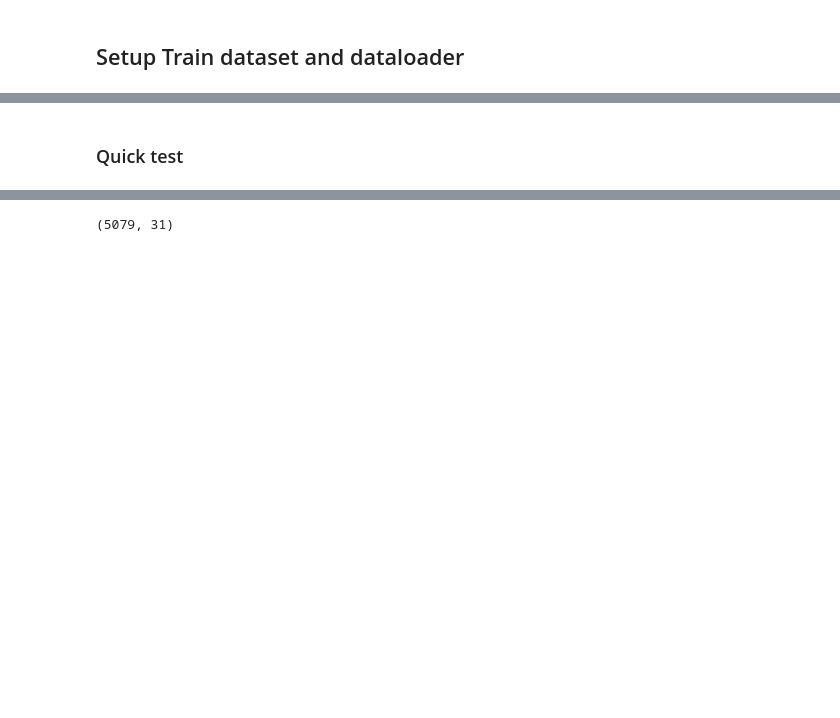
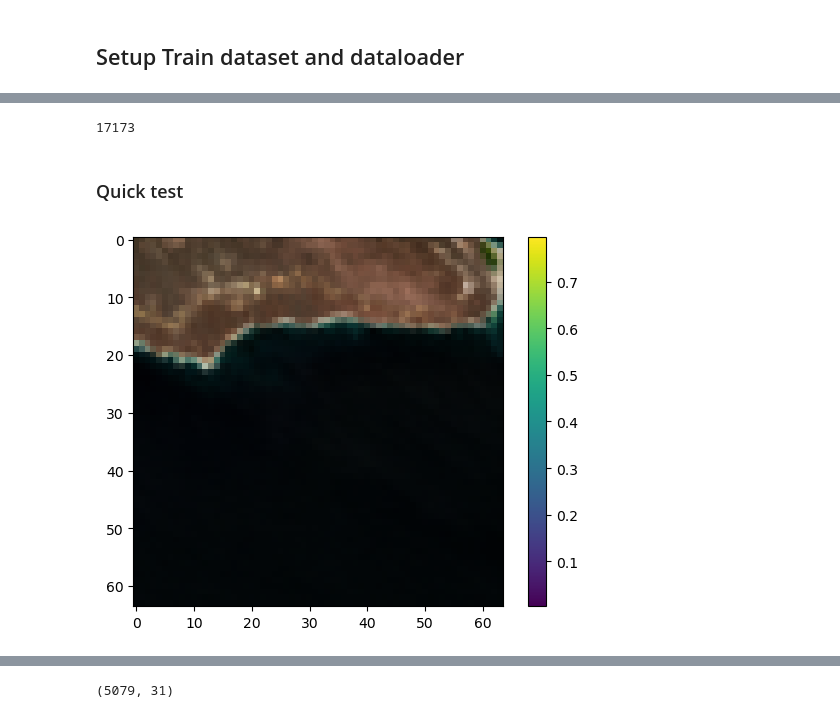
Before and after one commit to ando-shah/sdm-geolifeCLEF, a Jupyter notebook: training/cnn_pipeline.ipynb, the cells around one changed output, grey strips where cells are left out. Cells and saved outputs as stored; diff of their text form; code cells hidden in the pictures; blank space fills up the shorter version.

Commit message:
Updates to training procedure

```diff
--- a/training/cnn_pipeline.ipynb
+++ b/training/cnn_pipeline.ipynb
@@ -54,18 +56,38 @@ from zarr_dataset import Zarr_Dataset
 # %% [markdown]
 ## KDE
 # %%
-BUCKET_NAME = 'datasets-sdm2'
+LOCAL_FILES = True
+
+BUCKET_NAME = 'datasets-sdm'
 folder_f = 'geoLifeCLEF/features'
 folder_l = 'geoLifeCLEF/labels'
-# s3://datasets-sdm2/geoLifeCLEF/features/
-filename_train = 'train_ca.zarr'
+# s3://datasets-sdm/geoLifeCLEF/features/
+filename_train_f = 'train_ca_6000m_64px_features.zarr'
+filename_train_l = 'geolifeclef_ca_0.05deg_kde_0.1deg_epanechnikov.zarr'
 filename_val_f   = 'val_ca.zarr'
 filename_val_l   = 'ca_val_obs_val.zarr'
-s3_train_path  = 's3://{}/{}/{}'.format(BUCKET_NAME, folder_f, filename_train)
+s3_train_path_f  = 's3://{}/{}/{}'.format(BUCKET_NAME, folder_f, filename_train_f)
+s3_train_path_l  = 's3://{}/{}/{}'.format(BUCKET_NAME, folder_l, filename_train_l)
 s3_val_path_f    = 's3://{}/{}/{}'.format(BUCKET_NAME, folder_f, filename_val_f)
 s3_val_path_l    = 's3://{}/{}/{}'.format(BUCKET_NAME, folder_l, filename_val_l)
+
 local_val_path = '../data/val_ca.zarr'
-local_train_path = '../data/train_ca.zarr'
-s3_example_path = 's3://{}/{}/example.zarr'.format(BUCKET_NAME, folder_f)
-print(s3_train_path, s3_val_path_f, s3_val_path_l, s3_example_path, local_val_path, local_train_path)
+local_train_path_f = '../data/features/train_ca_6000m_64px_features.zarr'
+local_train_path_l = '../data/labels/train_ca_0.05deg_kde_0.1deg_ep_labels.zarr'
+local_val_path_f = None
+local_val_path_l = None
+
+if LOCAL_FILES:
+    train_path_f, train_path_l = local_train_path_f, local_train_path_l
+    val_path_f, val_path_l = local_val_path_f, local_val_path_l
+else:
+    train_path_f, train_path_l = s3_train_path_f, s3_train_path_l
+    val_path_f, val_path_l = s3_val_path_f, s3_val_path_l
+
+
+
+# s3_example_path = 's3://{}/{}/example.zarr'.format(BUCKET_NAME, folder_f)
+
+print("Train paths: ", train_path_f, train_path_l)
+print("Val paths  : ", val_path_f, val_path_l)
 # %% [output]
@@ -74,5 +97,5 @@ s3://datasets-sdm2/geoLifeCLEF/features/train_ca.zarr s3://datasets-sdm2/geoLife
 ## Setup Train dataset and dataloader
 # %%
 # train_dataset = Zarr_Dataset(s3_train_path)
-train_dataset = Zarr_Dataset(local_train_path)
+train_dataset = Zarr_Dataset(filepath_f=train_path_f, filepath_l=train_path_l)
 # %%
@@ -95,4 +121,15 @@ train_dataset.data.info
+# %%
+len(train_dataset)
+# %% [output]
+17173
 # %% [markdown]
 ### Quick test
 # %%
-demo = train_dataset[-1]
+p,t = train_dataset[13]
+# %%
+img = p[0:3,:,:]
+plt.imshow(img.permute(1, 2, 0))
+plt.colorbar()
+plt.show()
+# %% [output]
+[figure, added]
```
Also changed, not shown: parts of 52 cells of this notebook, 1 other file.
